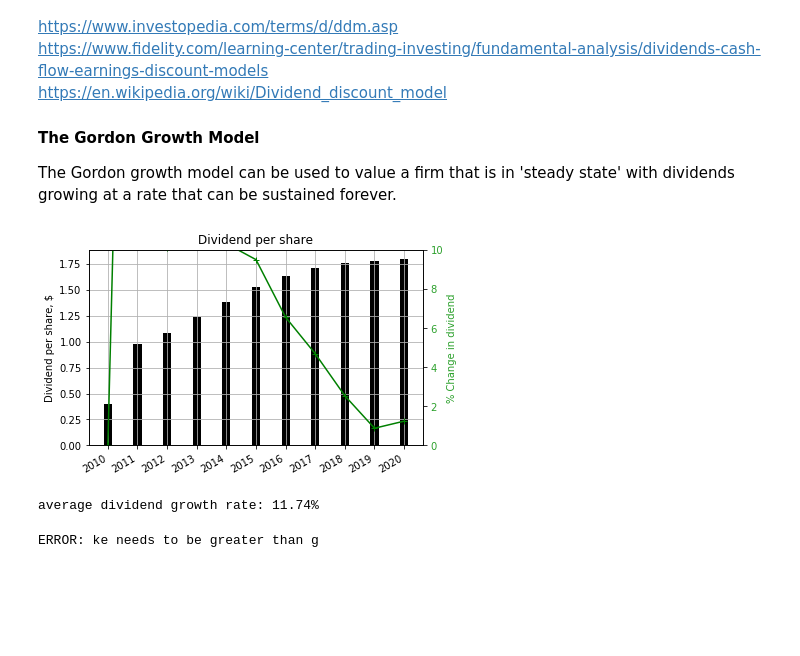
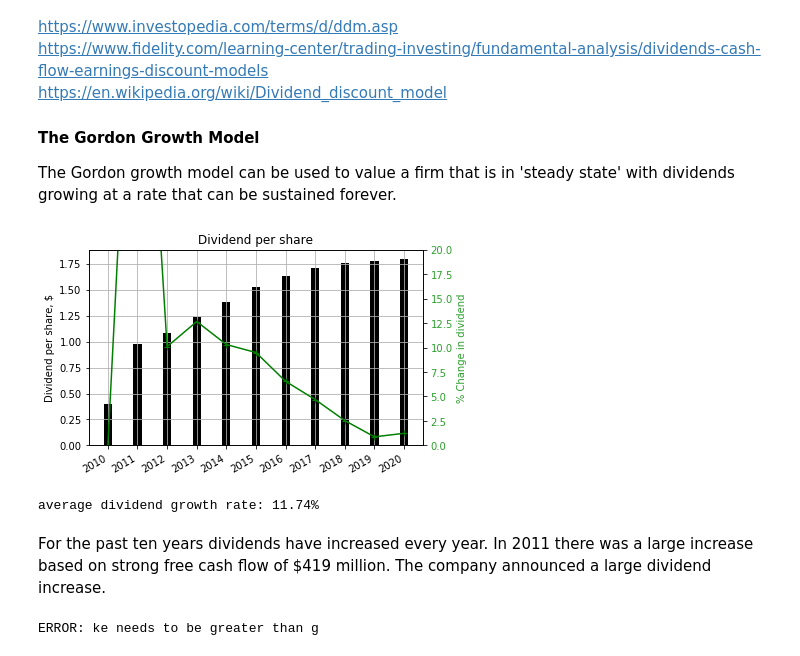
Before and after one commit to Tiburonboy/objective-blue-fish, a Jupyter notebook: IP analysis.ipynb, the cells around one changed output. Drawn from its saved outputs; the diff is of its cells as text; code cells hidden in the pictures; blank space fills up the shorter version.

```diff
--- a/IP analysis.ipynb
+++ b/IP analysis.ipynb
@@ -1432,6 +1424,10 @@ No additional DCF scenarios are examined.
 # %%
-rgr = 0.0              # revenue growth rate
+wacc = 0.1 # weighted average cost of capital
+print('weighted average cost of capital: {:.1f}%'.format(wacc*100))
+
+rgr = 0.01  # revenue growth rate
 print('revenue growth rate: {:,.2f}%'.format(rgr*100))
+
 #nopm = 0.03             # net operating profit margin
 #print('net operating profit margin: {:,.2f}%'.format(nopm*100))
 # %% [output]
@@ -1548,39 +1549,41 @@ width = 100
 locator = mdates.YearLocator()  # every year
 fmt = mdates.DateFormatter('%Y')
 
 fig, ax1 = plt.subplots()
 ax1.set_ylabel('Dividend per share, $')
 
 # plot revenue as single bar
 plt.bar(year_ended_list,dps, width,color='k')
 
 ax1.tick_params(axis='y')
 plt.grid()
 
 # instantiate a second y-axes that shares the same x-axis
 ax2 = ax1.twinx()
 color = 'tab:green'
 
 ax2.plot(year_ended_list,pcd,'+-g')
 
 ax2.set_ylabel('% Change in dividend',color=color)
 ax2.tick_params(axis='y', labelcolor=color)
-ax2.set_ylim((0,10))
+ax2.set_ylim((0,20))
 
 X = plt.gca().xaxis
 X.set_major_locator(locator)
 # Specify formatter
 X.set_major_formatter(fmt)
 plt.gcf().autofmt_xdate()
 
 plt.title('Dividend per share')
 plt.show()
 # %% [output]
-[figure, old version]
+[figure, new version]
 # %%
 print('average dividend growth rate: {:.2f}%'.format(pcd[1:].mean()))
 # %% [output]
 average dividend growth rate: 11.74%
+# %% [markdown]
+For the past ten years dividends have increased every year.  In 2011 there was a large increase based on  strong free cash flow of \$419 million. The company announced a large dividend increase.
 # %%
 # The Gordon Growth Model
 ke = 3/100 # Required rate of return for equity investors
```
Also changed, not shown: parts of 93 cells of this notebook.
